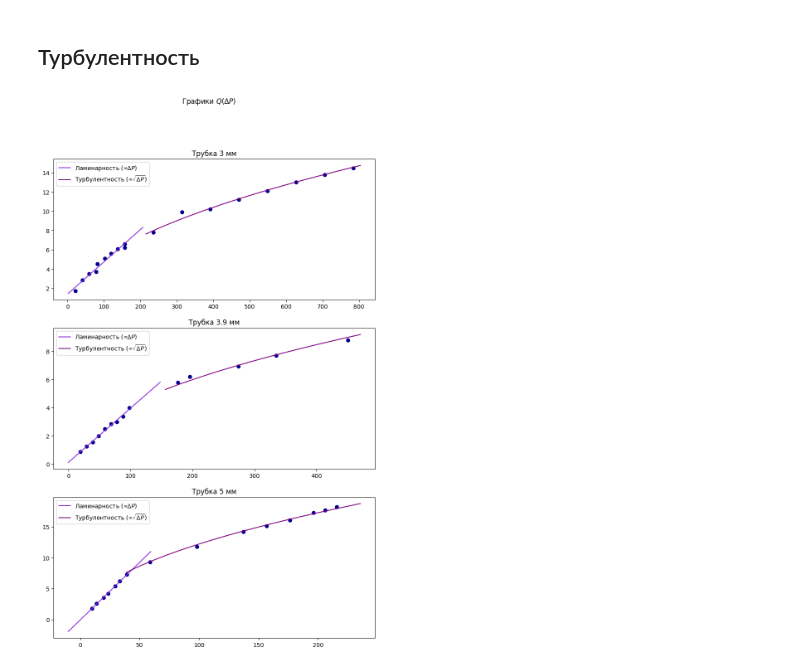
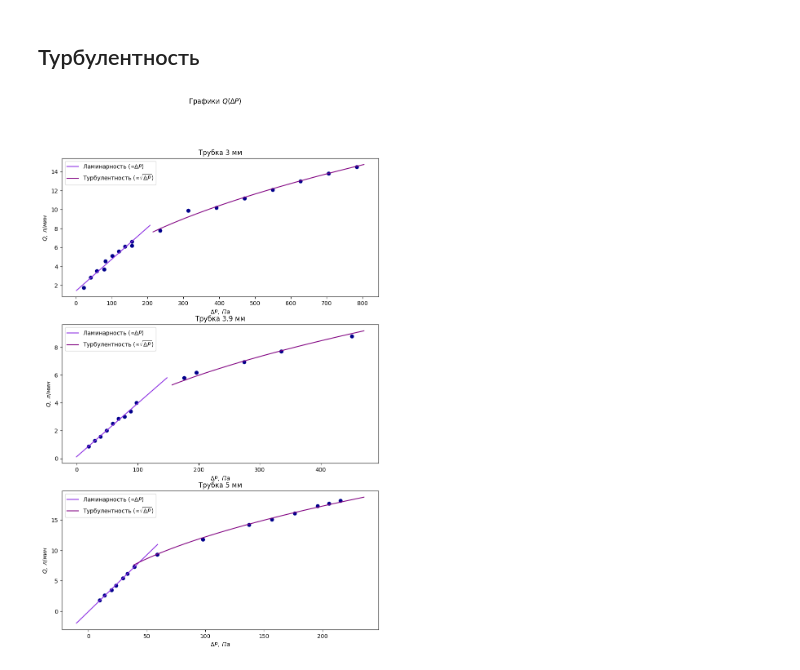
Before and after one commit to TimBelinskii/PhysicsLabs, a Jupyter notebook: II семестр/1.3.3/processing.ipynb, the cells around one changed output. Saved outputs shown, nothing was run; the diff lists cells and outputs as text; code cells hidden in the pictures.

```diff
--- a/II семестр/1.3.3/processing.ipynb
+++ b/II семестр/1.3.3/processing.ipynb
@@ -72,24 +72,30 @@ popt5t, pcov = curve_fit(sqroot, P5[a:], Q5[a:])
 # %%
 fig, axs = plt.subplots(nrows=3, ncols=1, figsize=(10, 15))
 fig.suptitle(r'Графики $Q(\Delta P)$')
 
 axs[0].plot(P3, Q3, 'o', color='darkblue')
 axs[0].plot(p3, linear(p3, *popt3), color='blueviolet', label=r'Ламинарность $(\varpropto \Delta P)$')
 axs[0].plot(p3t, sqroot(p3t, *popt3t), color='purple', label=r'Турбулентность $(\varpropto \sqrt{\Delta P})$')
 axs[0].set_title('Трубка 3 мм')
+axs[0].set_ylabel(r'$Q,\;л/мин$')
+axs[0].set_xlabel(r'$\Delta P,\;Па$')
 axs[0].legend()
 
 axs[1].plot(P4, Q4, 'o', color='darkblue')
 axs[1].plot(p4, linear(p4, *popt4), color='blueviolet', label=r'Ламинарность $(\varpropto \Delta P)$')
 axs[1].plot(p4t, sqroot(p4t, *popt4t), color='purple', label=r'Турбулентность $(\varpropto \sqrt{\Delta P})$')
 axs[1].set_title('Трубка 3.9 мм')
+axs[1].set_ylabel(r'$Q,\;л/мин$')
+axs[1].set_xlabel(r'$\Delta P,\;Па$')
 axs[1].legend()
 
 axs[2].plot(P5, Q5, 'o', color='darkblue')
 axs[2].plot(p5, linear(p5, *popt5), color='blueviolet', label=r'Ламинарность $(\varpropto \Delta P)$')
 axs[2].plot(p5t, sqroot(p5t, *popt5t), color='purple', label=r'Турбулентность $(\varpropto \sqrt{\Delta P})$')
 axs[2].set_title('Трубка 5 мм')
+axs[2].set_ylabel(r'$Q,\;л/мин$')
+axs[2].set_xlabel(r'$\Delta P,\;Па$')
 axs[2].legend()
 plt.savefig('graphs\Q(dP).png')
 # %% [output]
-[figure, old version]
+[figure, new version]
```
Also changed, not shown: 1 other file.
